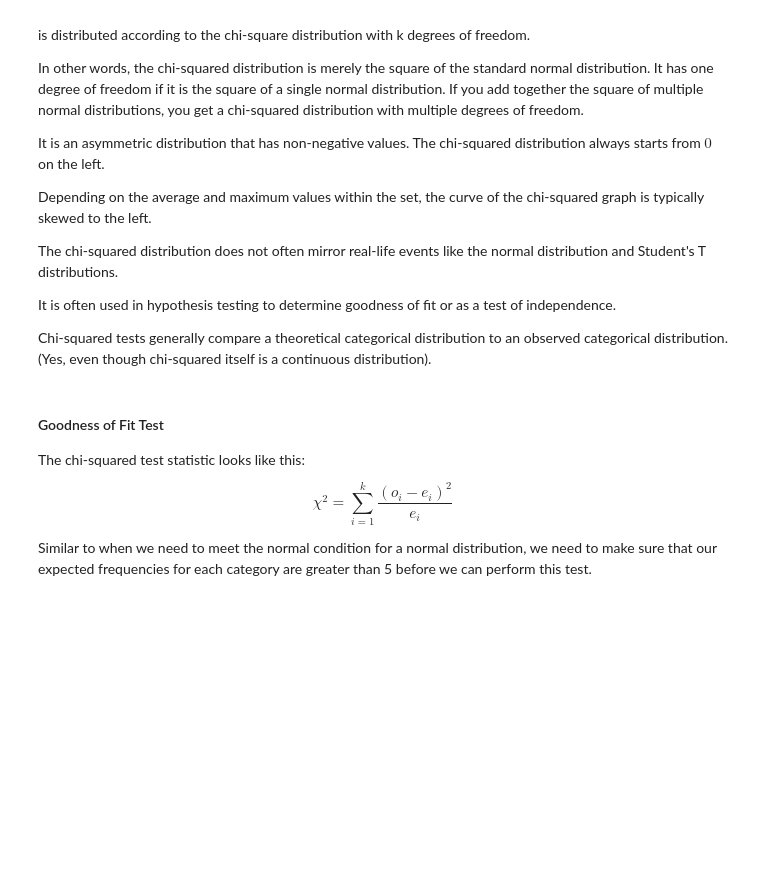
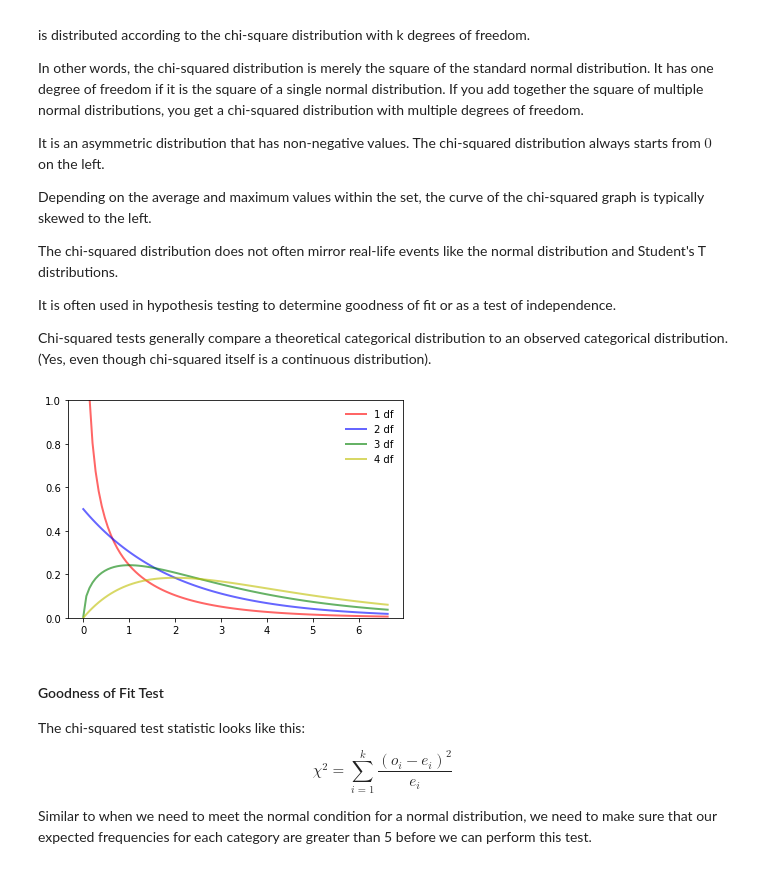
Before and after one commit to javidjamae/data-science, a Jupyter notebook: statistics/Probability_Distributions.ipynb, the cells around one changed output. Cells and saved outputs as stored; diff of their text form; code cells hidden in the pictures; blank space fills up the shorter version.

```diff
--- a/statistics/Probability_Distributions.ipynb
+++ b/statistics/Probability_Distributions.ipynb
@@ -222,6 +222,36 @@ The chi-squared distribution does not often mirror real-life events like the nor
 It is often used in hypothesis testing to determine goodness of fit or as a test of independence.
 
 Chi-squared tests generally compare a theoretical categorical distribution to an observed categorical distribution. (Yes, even though chi-squared itself is a continuous distribution).
+# %%
+from scipy.stats import chi2
+import matplotlib.pyplot as plt
+import numpy as np
+
+fig, ax = plt.subplots(1, 1)
+
+df=1
+x_1 = np.linspace(chi2.ppf(0.01, df), chi2.ppf(0.99, df), 100)
+ax.plot(x, chi2.pdf(x, df), 'r-', lw=2, alpha=0.6, label='1 df')
+
+df=2
+x_2 = np.linspace(chi2.ppf(0.01, df), chi2.ppf(0.99, df), 100)
+ax.plot(x, chi2.pdf(x, df), 'b-', lw=2, alpha=0.6, label='2 df')
+
+df=3
+x_3 = np.linspace(chi2.ppf(0.01, df), chi2.ppf(0.99, df), 100)
+ax.plot(x, chi2.pdf(x, df), 'g-', lw=2, alpha=0.6, label='3 df')
+
+df=4
+x_4 = np.linspace(chi2.ppf(0.01, df), chi2.ppf(0.99, df), 100)
+ax.plot(x, chi2.pdf(x, df), 'y-', lw=2, alpha=0.6, label='4 df')
+
+ax.legend(loc='best', frameon=False)
+axes = plt.gca()
+axes.set_ylim([0,1])
+
+plt.show()
+# %% [output]
+[figure, added]
 # %% [markdown]
 #### Goodness of Fit Test
 
```
Also changed, not shown: parts of 5 cells of this notebook.
